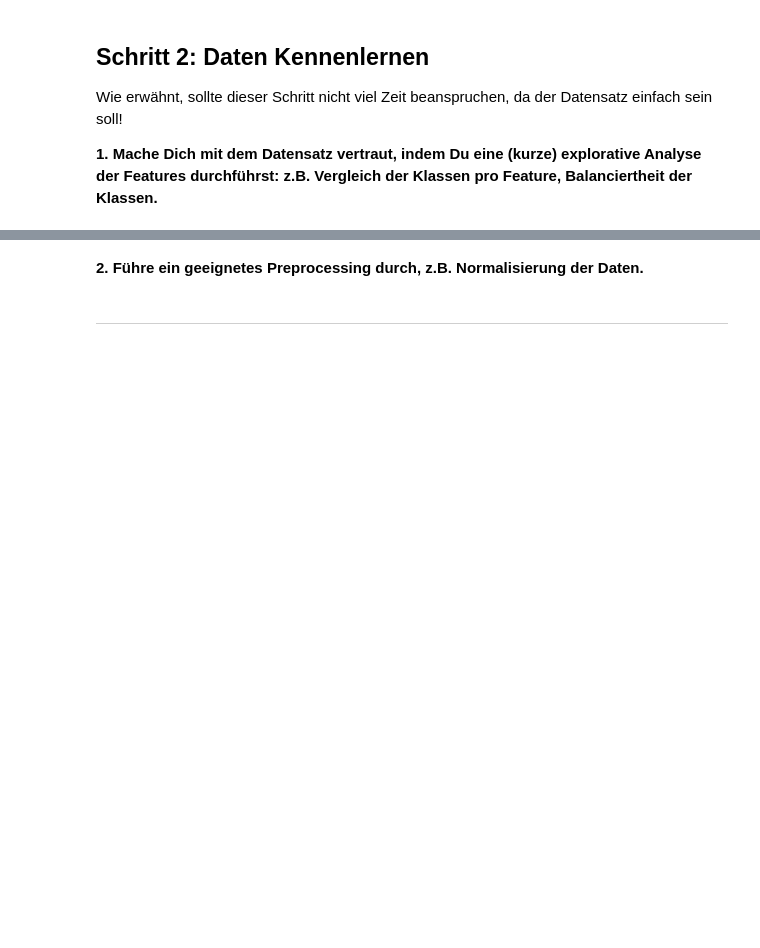
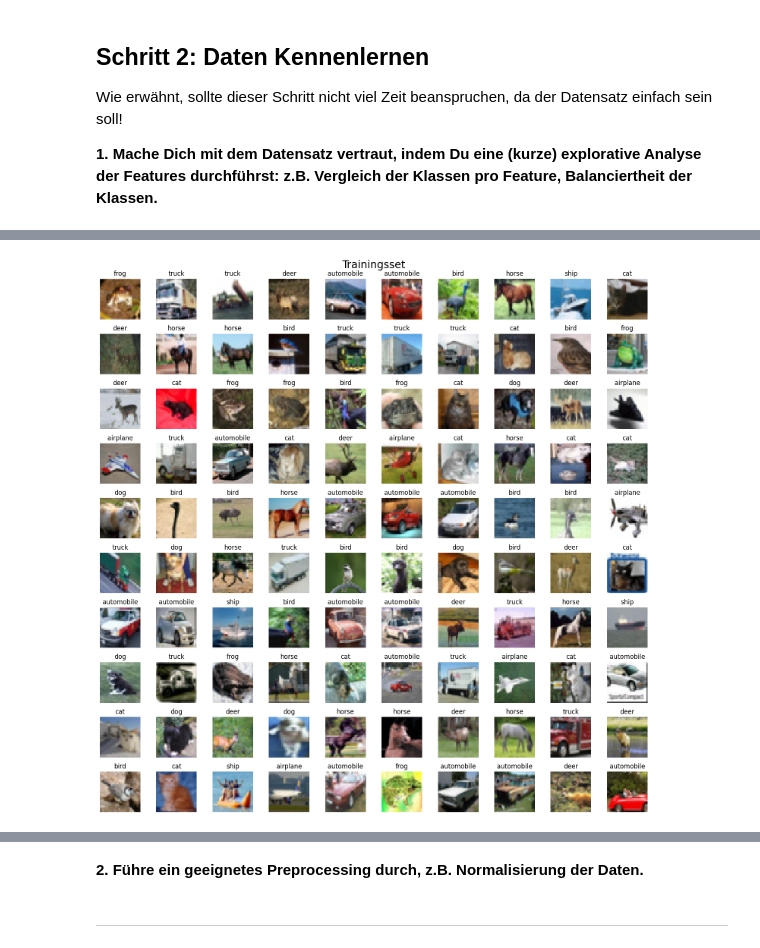
Before and after one commit to 7ben18/fhnw-del-Deep-Learning, a Jupyter notebook: del-Minichallenge-1/del-Minichallenge-1-SiBenTran.ipynb, the cells around one changed output, grey strips where cells are left out. Saved outputs shown, nothing was run; the diff lists cells and outputs as text; code cells hidden in the pictures; blank space fills up the shorter version.

```diff
--- a/del-Minichallenge-1/del-Minichallenge-1-SiBenTran.ipynb
+++ b/del-Minichallenge-1/del-Minichallenge-1-SiBenTran.ipynb
@@ -63,0 +99,4 @@ Klassen.**
+# %%
+# Laden der CIFAR-10 Daten
+cifar_trainset = torchvision.datasets.CIFAR10(root='./data', download=True, transform=None)
+cifar_testset = torchvision.datasets.CIFAR10(root='./data', train=False, download=True, transform=None)
@@ -63,0 +126,14 @@ Klassen.**
+# %%
+# plot trainingsset 10x10 grid
+fig, ax = plt.subplots(10, 10, figsize=(15, 15))
+for i in range(10):
+    for j in range(10):
+        ax[i, j].imshow(cifar_trainset.data[i*10+j])
+        ax[i, j].set_title(cifar_trainset.classes[cifar_trainset.targets[i*10+j]])
+        ax[i, j].axis('off')
+        ax[i, j].grid(False)
+plt.suptitle('Trainingsset', fontsize=20)
+plt.tight_layout()
+plt.show()
+# %% [output]
+[figure, added]
```
Also changed, not shown: parts of 13 cells of this notebook, 2 other files.
